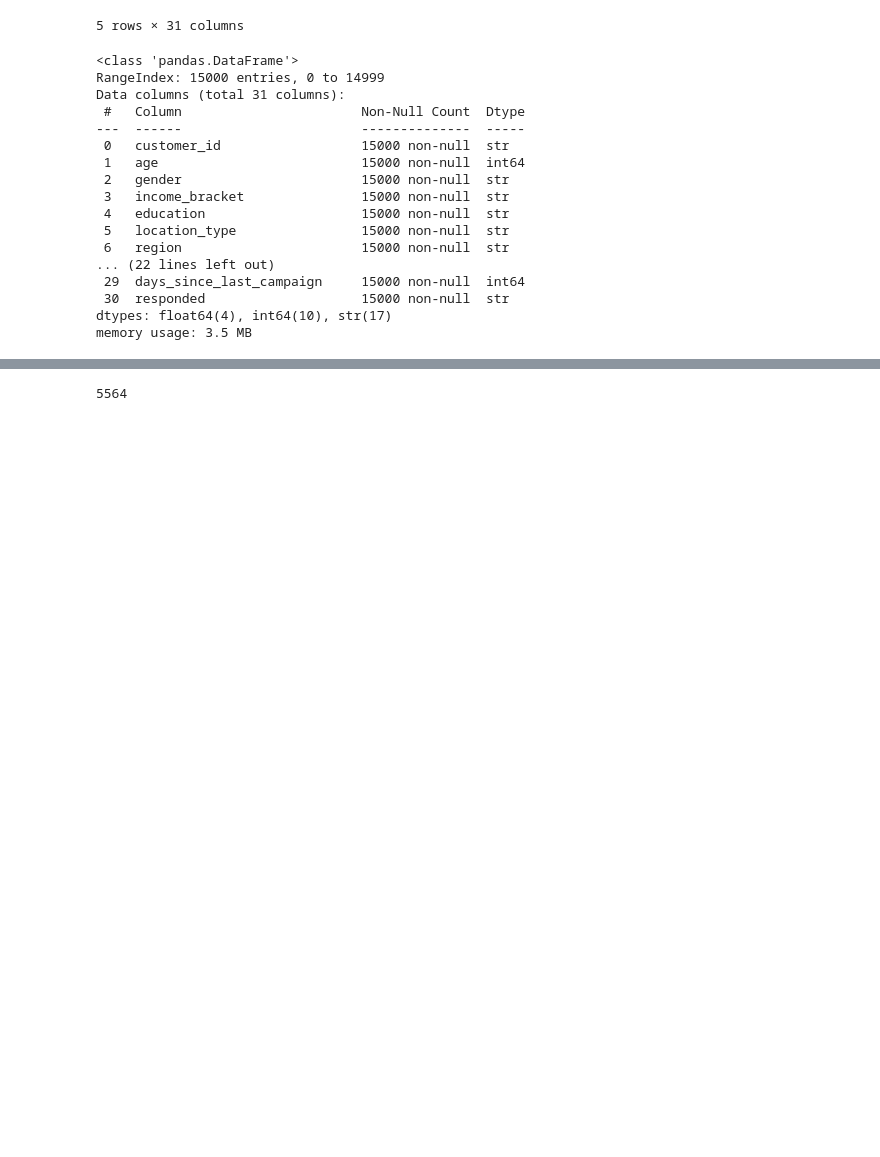
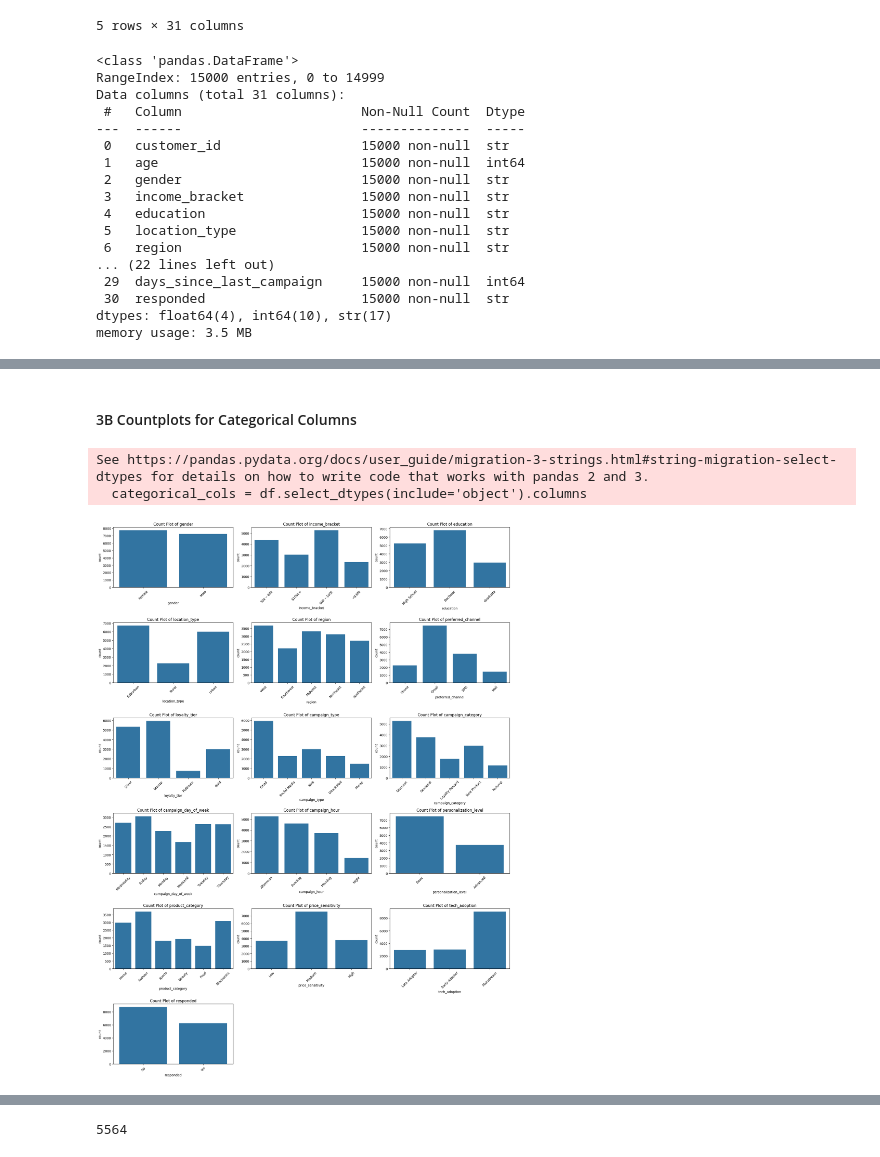
Before and after one commit to Avinaash-02/EDA-Customer, a Jupyter notebook: marketing_campaign.ipynb, the cells around one changed output, grey strips where cells are left out. Saved outputs shown, nothing was run; the diff lists cells and outputs as text; code cells hidden in the pictures; blank space fills up the shorter version.

```diff
--- a/marketing_campaign.ipynb
+++ b/marketing_campaign.ipynb
@@ -52,0 +86,18 @@ df.describe()
+# %% [markdown]
+#### 3B Countplots for Categorical Columns
+# %%
+# For categorical columns
+categorical_cols = df.select_dtypes(include='object').columns
+categorical_cols = categorical_cols.drop(['customer_id'])
+plt.figure(figsize=(18,40))
+for i, col in enumerate(categorical_cols, 1):
+    plt.subplot(10, 3, i)
+    sns.countplot(data=df, x=col)
+    plt.xticks(rotation=45)
+    plt.title(f"Count Plot of {col}")
+plt.tight_layout()
+plt.show()
+# %% [output]
+See https://pandas.pydata.org/docs/user_guide/migration-3-strings.html#string-migration-select-dtypes for details on how to write code that works with pandas 2 and 3.
+  categorical_cols = df.select_dtypes(include='object').columns
+[figure, added]
```
Also changed, not shown: parts of 54 cells of this notebook.
